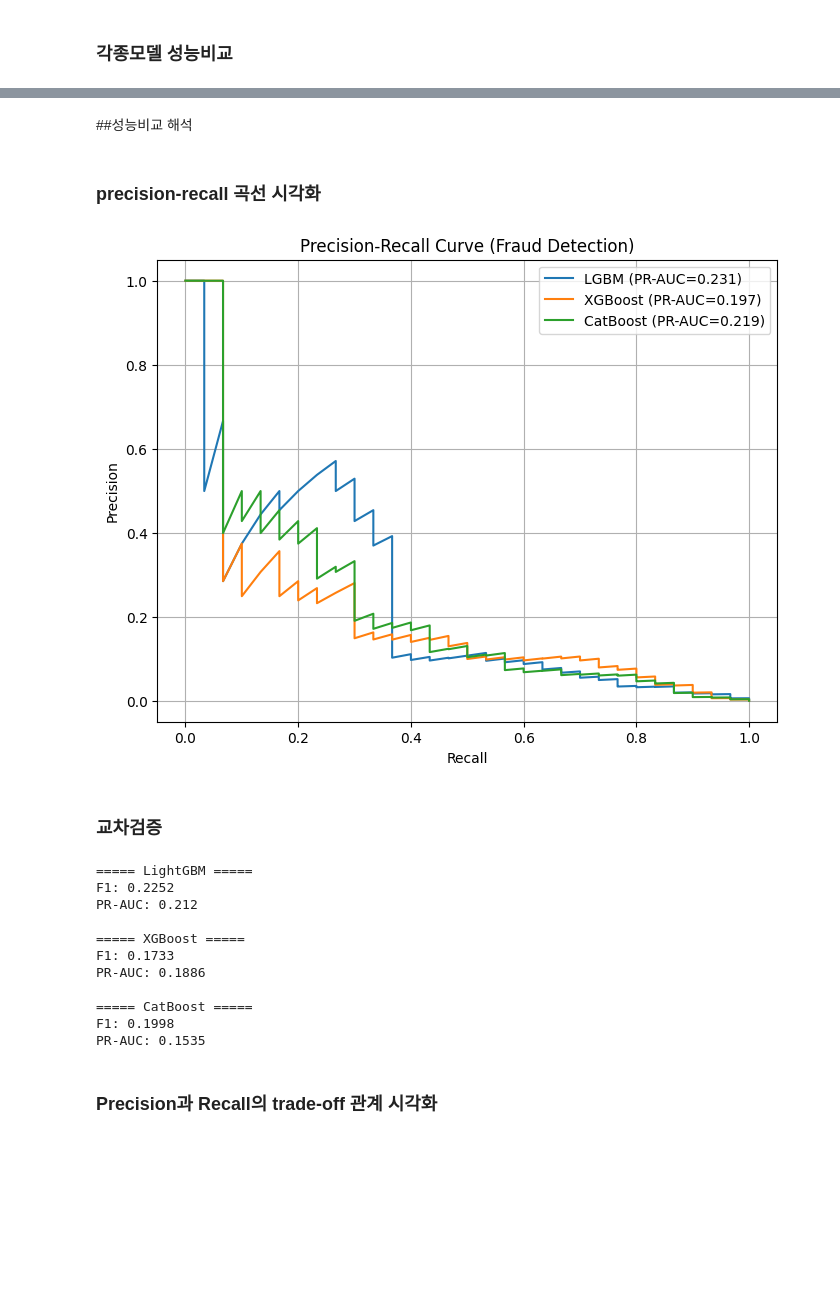
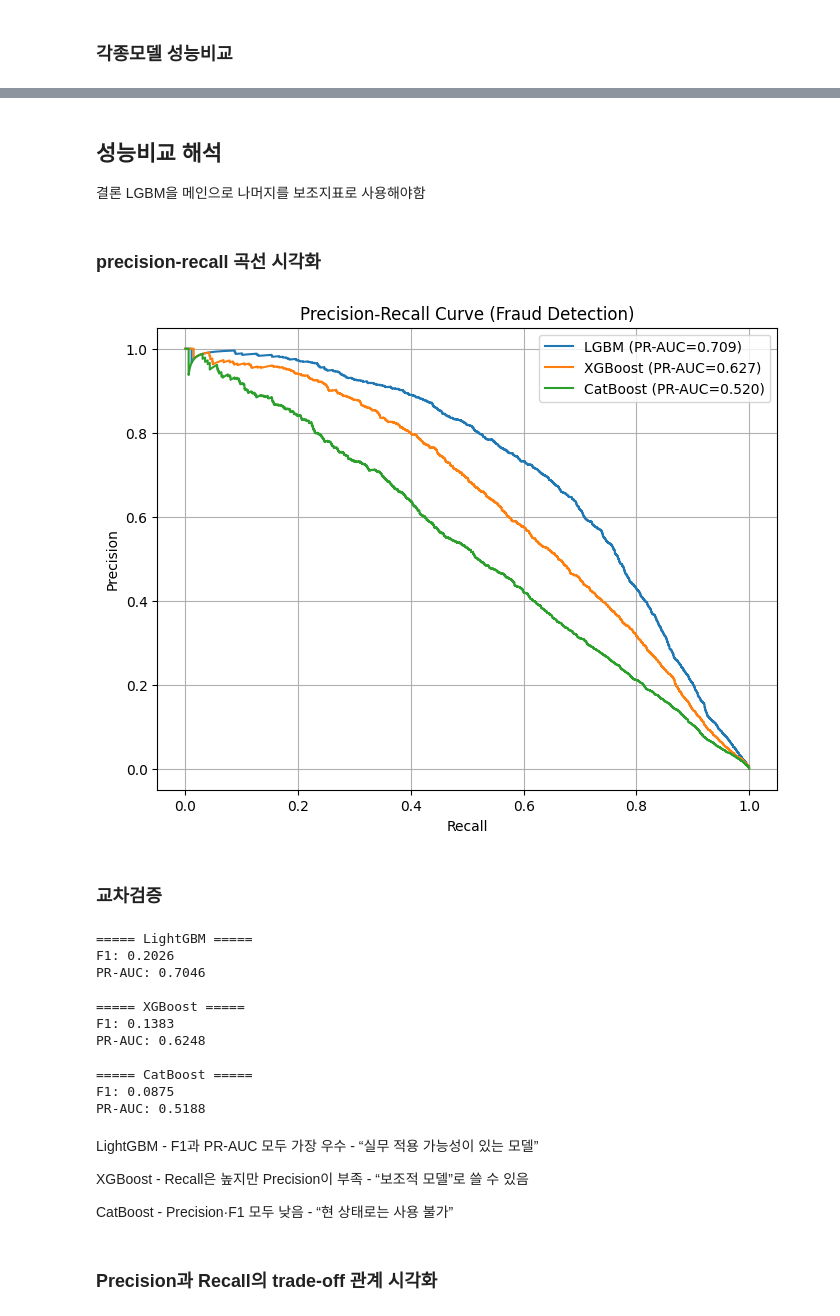
Before and after one commit to CYJ1226/-DS5-DATAThon, a Jupyter notebook: FraudDetection.ipynb, the cells around one changed output, grey strips where cells are left out. Saved outputs shown, nothing was run; the diff lists cells and outputs as text; code cells hidden in the pictures; blank space fills up the shorter version.

```diff
--- a/FraudDetection.ipynb
+++ b/FraudDetection.ipynb
@@ -607,15 +607,15 @@ def evaluate_model(model, X_val, y_val, model_name="Model"):
         "confusion_matrix": cm
     }
 # %%
-# # 테스트 데이터 10%
-train_sample = train_trans_df.sample(n=100000, random_state=42)
-X_unlabeled = test_trans_df.sample(n=100000, random_state=42)
-X = train_sample.drop("fraud_label", axis=1)
-y = train_sample["fraud_label"]
+# # # 테스트 데이터 10%
+# train_sample = train_trans_df.sample(n=100000, random_state=42)
+# X_unlabeled = test_trans_df.sample(n=100000, random_state=42)
+# X = train_sample.drop("fraud_label", axis=1)
+# y = train_sample["fraud_label"]
 
-X_train, X_val, y_train, y_val = train_test_split(
-    X, y, test_size=0.2, random_state=42, stratify=y
-)
+# X_train, X_val, y_train, y_val = train_test_split(
+#     X, y, test_size=0.2, random_state=42, stratify=y
+# )
 # %% [markdown]
 ### LGB모델
 # %%
@@ -747,35 +777,36 @@ CatBoost  0.008192  [[19944, 26], [21, 9]]
 # %% [markdown]
-##성능비교 해석
+## 성능비교 해석
+결론 LGBM을 메인으로 나머지를 보조지표로 사용해야함
 # %% [markdown]
 ### precision-recall 곡선 시각화
 # %%
 
-y_pred_lgbm = lgb_model.predict_proba(X_val)[:, 1]
-y_pred_xgb  = xgb_model.predict_proba(X_val)[:, 1]
-y_pred_cat  = cat_model.predict_proba(X_val)[:, 1]
+proba_lgb = lgb_model.predict_proba(X_val)[:, 1]
+proba_xgb  = xgb_model.predict_proba(X_val)[:, 1]
+proba_cat  = cat_model.predict_proba(X_val)[:, 1]
 
-precision_lgbm, recall_lgbm, _ = precision_recall_curve(y_val, y_pred_lgbm)
-precision_xgb,  recall_xgb,  _ = precision_recall_curve(y_val, y_pred_xgb)
-precision_cat,  recall_cat,  _ = precision_recall_curve(y_val, y_pred_cat)
+precision_lgb, recall_lgb, _ = precision_recall_curve(y_val, proba_lgb)
+precision_xgb,  recall_xgb,  _ = precision_recall_curve(y_val, proba_xgb)
+precision_cat,  recall_cat,  _ = precision_recall_curve(y_val, proba_cat)
 
-pr_auc_lgbm = auc(recall_lgbm, precision_lgbm)
+pr_auc_lgb = auc(recall_lgb, precision_lgb)
 pr_auc_xgb  = auc(recall_xgb, precision_xgb)
 pr_auc_cat  = auc(recall_cat, precision_cat)
 
 # 그래프 출력
 plt.figure(figsize=(8,6))
-plt.plot(recall_lgbm, precision_lgbm, label=f"LGBM (PR-AUC={pr_auc_lgbm:.3f})")
+plt.plot(recall_lgb, precision_lgb, label=f"LGBM (PR-AUC={pr_auc_lgb:.3f})")
 plt.plot(recall_xgb,  precision_xgb,  label=f"XGBoost (PR-AUC={pr_auc_xgb:.3f})")
 plt.plot(recall_cat,  precision_cat,  label=f"CatBoost (PR-AUC={pr_auc_cat:.3f})")
 
 plt.xlabel("Recall")
 plt.ylabel("Precision")
 plt.title("Precision-Recall Curve (Fraud Detection)")
 plt.legend()
 plt.grid()
 plt.show()
 # %% [output]
-[figure, old version]
+[figure, new version]
 # %% [markdown]
 ### 교차검증
 # %%
@@ -805,16 +836,22 @@ for name, model in models.items():
     print("PR-AUC:", np.mean(pr_scores).round(4))
 # %% [output]
 ===== LightGBM =====
-F1: 0.2252
-PR-AUC: 0.212
+F1: 0.2026
+PR-AUC: 0.7046
 
 ===== XGBoost =====
-F1: 0.1733
-PR-AUC: 0.1886
+F1: 0.1383
+PR-AUC: 0.6248
 
 ===== CatBoost =====
-F1: 0.1998
-PR-AUC: 0.1535
+F1: 0.0875
+PR-AUC: 0.5188
+# %% [markdown]
+LightGBM - F1과 PR-AUC 모두 가장 우수 - “실무 적용 가능성이 있는 모델”
+
+XGBoost - Recall은 높지만 Precision이 부족 - “보조적 모델”로 쓸 수 있음
+
+CatBoost - Precision·F1 모두 낮음 - “현 상태로는 사용 불가”
 # %% [markdown]
 ###  Precision과 Recall의 trade-off 관계 시각화
 # %%
```
Also changed, not shown: parts of 27 cells of this notebook.
